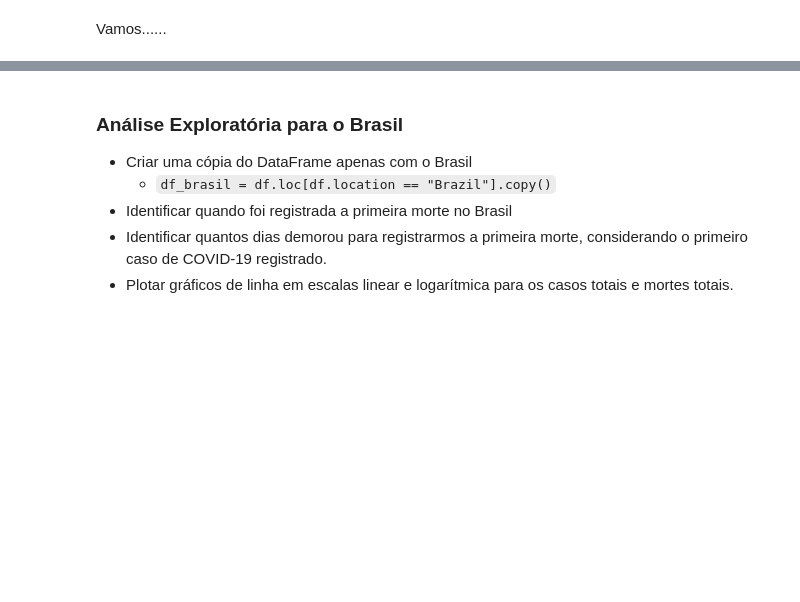
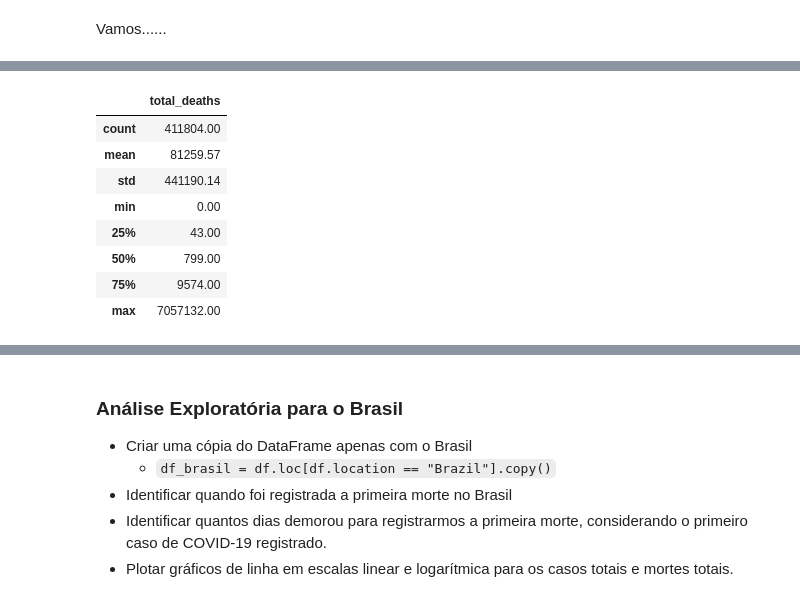
Before and after one commit to CarlosVerse/Data-Science, a Jupyter notebook: [Markdown]PanoramadoCOVID_19noBrasil.ipynb, the cells around one changed output, grey strips where cells are left out. Cells and saved outputs as stored; diff of their text form; code cells hidden in the pictures; blank space fills up the shorter version.

```diff
--- a/[Markdown]PanoramadoCOVID_19noBrasil.ipynb
+++ b/[Markdown]PanoramadoCOVID_19noBrasil.ipynb
@@ -554,0 +564,12 @@ df.dtypes
+# %%
+df[['total_deaths']].describe()
+# %% [output]
+|  | total_deaths |
+| count | 411804.00 |
+| mean | 81259.57 |
+| std | 441190.14 |
+| min | 0.00 |
+| 25% | 43.00 |
+| 50% | 799.00 |
+| 75% | 9574.00 |
+| max | 7057132.00 |
```
Also changed, not shown: parts of 12 cells of this notebook.
